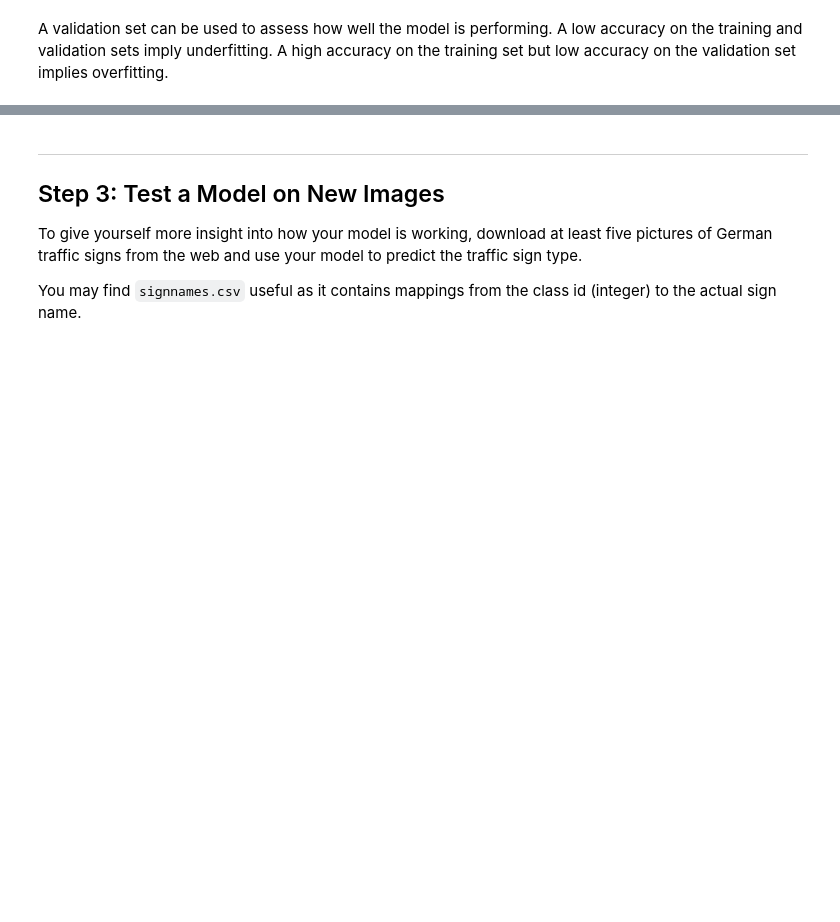
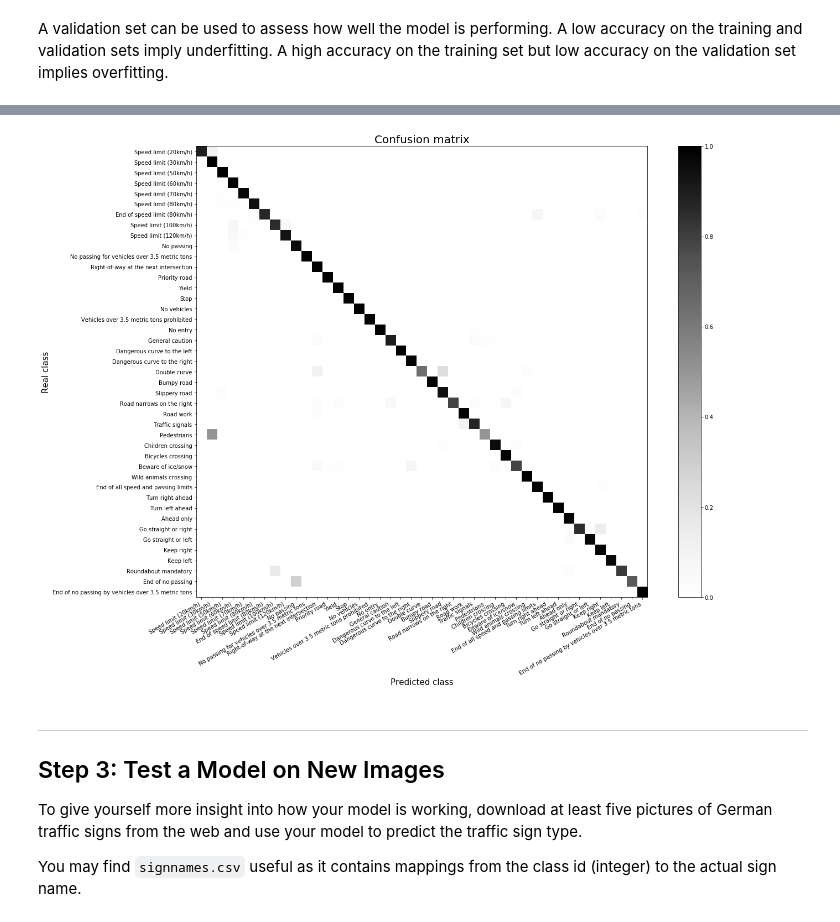
Before and after one commit to undo76/CarND-Traffic-Sign-Classifier-Project, a Jupyter notebook: Traffic_Sign_Classifier.ipynb, the cells around one changed output, grey strips where cells are left out. Drawn from its saved outputs; the diff is of its cells as text; code cells hidden in the pictures; blank space fills up the shorter version.

```diff
--- a/Traffic_Sign_Classifier.ipynb
+++ b/Traffic_Sign_Classifier.ipynb
@@ -301,0 +421,5 @@ IndentationError: expected an indented block (<ipython-input-262-6f67d059299c>,
+# %%
+from sklearn.metrics import classification_report, confusion_matrix
+
+y_test_pred = predict(preprocess_images(X_test), k=1)[1].squeeze()
+print(classification_report(y_test[:y_test_pred.shape[0]], y_test_pred, target_names=sign_names()))
@@ -302,3 +444,26 @@ IndentationError: expected an indented block (<ipython-input-262-6f67d059299c>,
+# %%
+def plot_confusion_matrix(y_real, y_pred, remove_diagonal=True, normalize=True):
+    cm = confusion_matrix(y_real[:y_pred.shape[0]], y_pred)
+
+    if normalize:
+        cm = cm / cm.sum(axis=1)[:, np.newaxis]
+
+    if remove_diagonal:
+        for i in range(cm.shape[0]):
+            cm[i,i] = 0
+
+    plt.figure(4, figsize=(20,15))
+    plt.title('Confusion matrix', fontsize=20)
+    plt.imshow(cm, interpolation='nearest', cmap=plt.cm.Greys)
+    plt.xlabel('Predicted class', fontsize=15)
+    plt.ylabel('Real class', fontsize=15)
+    plt.xticks(np.arange(n_classes), sign_names(np.arange(n_classes)), rotation=30, ha='right')
+    plt.yticks(np.arange(n_classes), sign_names(np.arange(n_classes)), ha='right')
+    plt.colorbar()
+# %%
+plot_confusion_matrix(y_test, y_test_pred, False, True)
+# %% [output]
+[figure, added]
 # %% [markdown]
 ---
 
```
Also changed, not shown: parts of 14 cells of this notebook.
